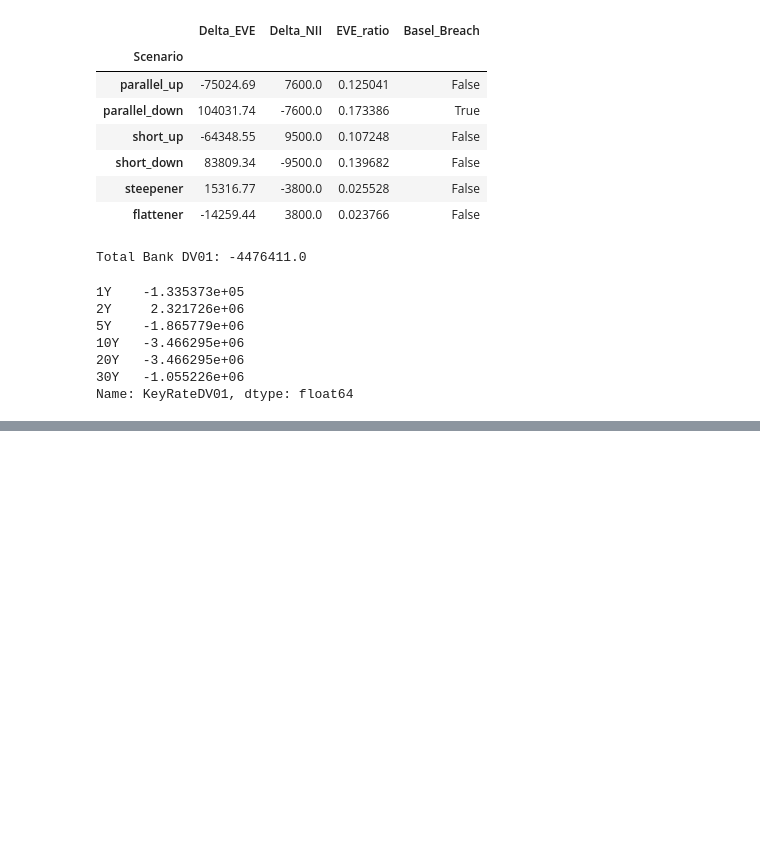
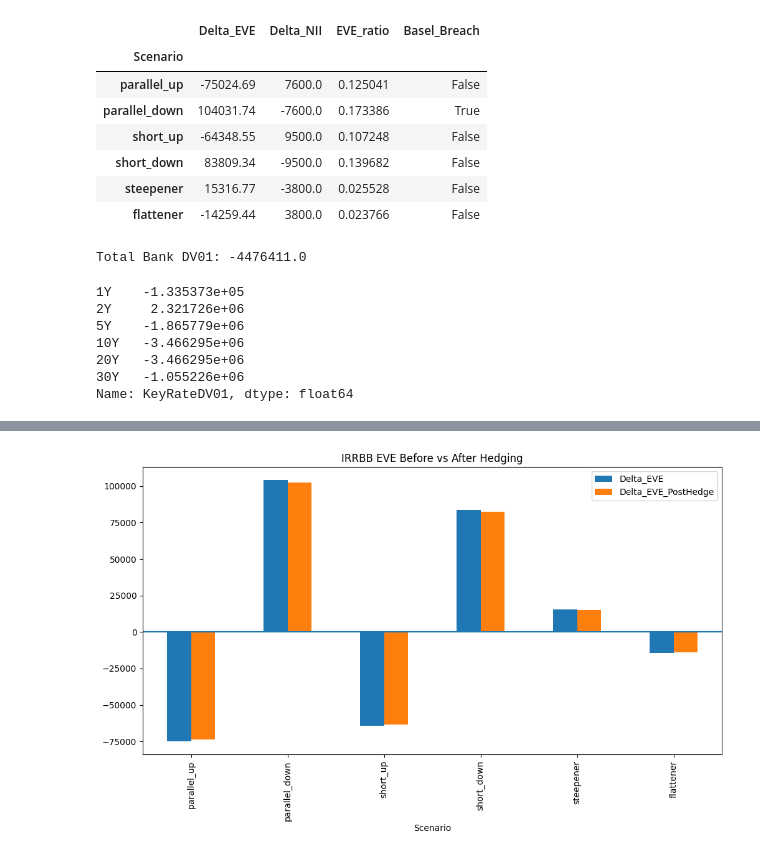
Before and after one commit to gorkemyencak/IRRBB-engine, a Jupyter notebook: notebooks/10_hedge_optimizer_simulation.ipynb, the cells around one changed output, grey strips where cells are left out. Cells and saved outputs as stored; diff of their text form; code cells hidden in the pictures; blank space fills up the shorter version.

Commit message:
hedge vector implementation & post-hedge EVE comparison

```diff
--- a/notebooks/10_hedge_optimizer_simulation.ipynb
+++ b/notebooks/10_hedge_optimizer_simulation.ipynb
@@ -319,0 +371,21 @@ Name: KeyRateDV01, dtype: float64
+# %%
+# creating IR Swap instruments from optimied hedge vector
+hedge_swaps = []
+
+for tenor, notional in zip(Hedge_Tenors, optimal_notionals):
+
+    zero_rate = get_zero_rate(
+        curve_df = base_dc.curve,
+        target_tenor = tenor
+    )
+
+    hedge_swaps.append(
+        IRSwap(
+            notional = notional,
+            fixed_rate = zero_rate,
+            maturity_years = tenor,
+            payments_per_year = 2
+        )
+    )
+
+print(f"Number of hedge swaps created: {len(hedge_swaps)}")
@@ -319,0 +436,21 @@ Name: KeyRateDV01, dtype: float64
+# %%
+# comparing pre- vs post-hedge results
+df_compare = irrbb_report[['Delta_EVE']].join(post_hedge_report).round(2)
+df_compare['Delta_EVE_after_IRSwap_Hedge'] = (
+    abs(df_compare['Delta_EVE'] - df_compare['Delta_EVE_PostHedge'])
+)
+
+#display(df_compare)
+
+# plotting pre- vs post-hedge scenarios
+fig, ax = plt.subplots(figsize = (12, 6))
+
+df_compare[['Delta_EVE', 'Delta_EVE_PostHedge']].plot(
+    kind = 'bar',
+    title = 'IRRBB EVE Before vs After Hedging',
+    ax = ax
+)
+ax.axhline(0)
+plt.show()
+# %% [output]
+[figure, added]
```
Also changed, not shown: parts of 6 cells of this notebook, 2 other files.
